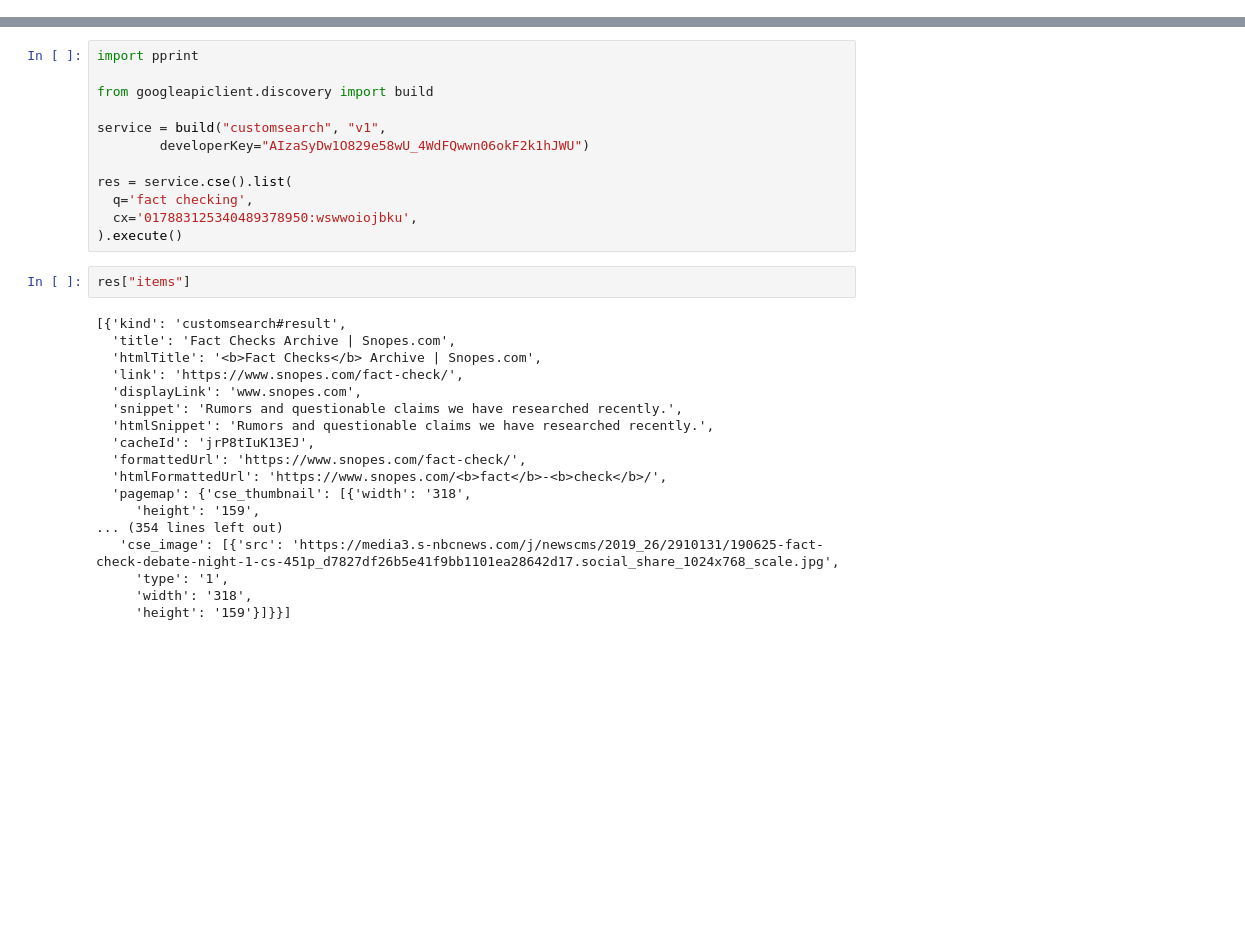
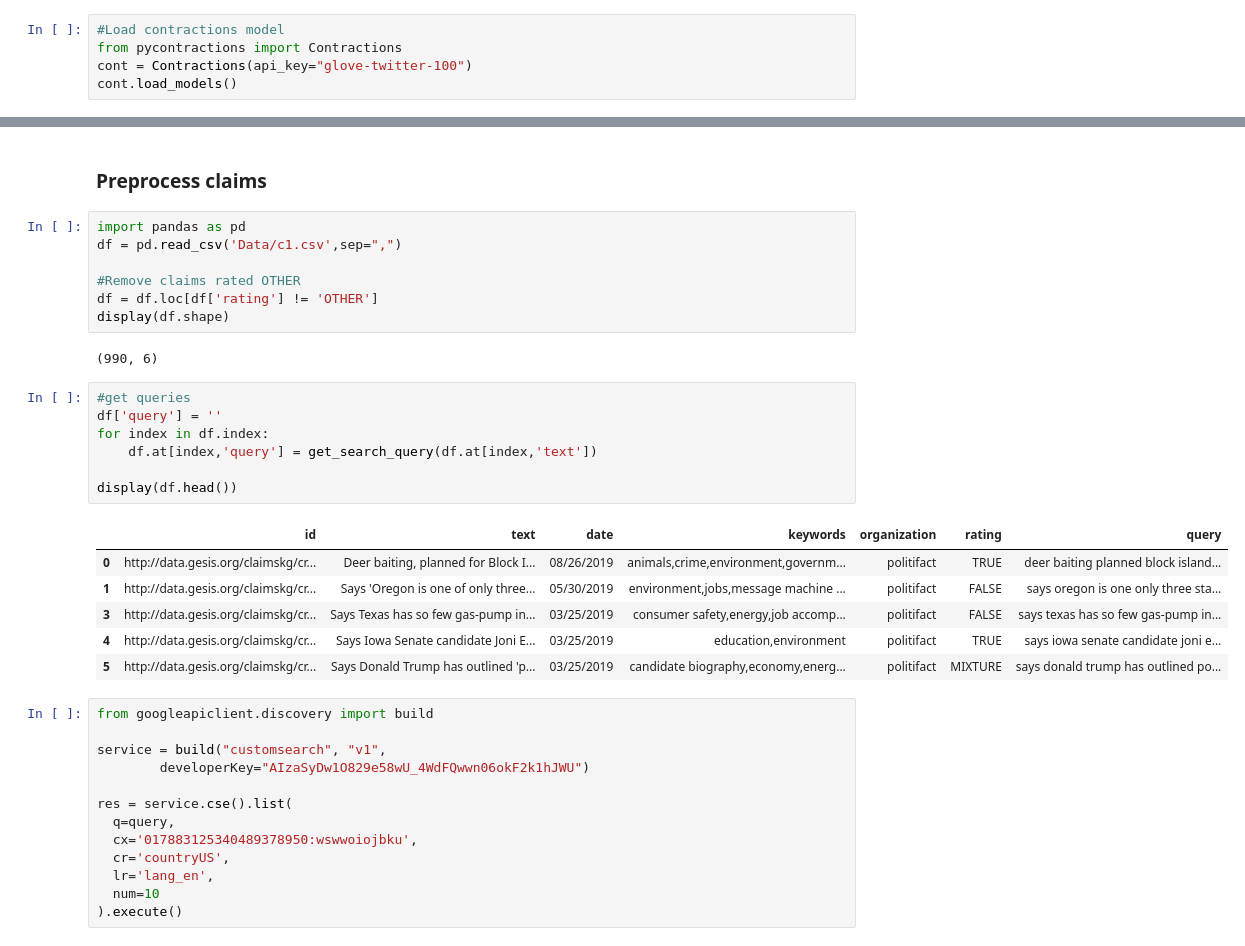
Before and after one commit to claimskg/topic-features, a Jupyter notebook: Google.ipynb, the cells around one changed output, grey strips where cells are left out. Drawn from its saved outputs; the diff is of its cells as text; blank space fills up the shorter version.

```diff
--- a/Google.ipynb
+++ b/Google.ipynb
@@ -0,0 +1,5 @@
+# %%
+#Load contractions model
+from pycontractions import Contractions
+cont = Contractions(api_key="glove-twitter-100")
+cont.load_models()
@@ -1,32 +46,38 @@
+# %% [markdown]
+### Preprocess claims
+# %%
+import pandas as pd
+df = pd.read_csv('Data/c1.csv',sep=",")
+
+#Remove claims rated OTHER
+df = df.loc[df['rating'] != 'OTHER']
+display(df.shape)
+# %% [output]
+(990, 6)
+# %%
+#get queries
+df['query'] = ''
+for index in df.index:
+    df.at[index,'query'] = get_search_query(df.at[index,'text'])
+
+display(df.head())
+# %% [output]
+|  | id | text | date | keywords | organization | rating | query |
+| 0 | http://data.gesis.org/claimskg/cr... | Deer baiting, planned for Block I... | 08/26/2019 | animals,crime,environment,governm... | politifact | TRUE | deer baiting planned block island... |
+| 1 | http://data.gesis.org/claimskg/cr... | Says 'Oregon is one of only three... | 05/30/2019 | environment,jobs,message machine ... | politifact | FALSE | says oregon is one only three sta... |
+| 3 | http://data.gesis.org/claimskg/cr... | Says Texas has so few gas-pump in... | 03/25/2019 | consumer safety,energy,job accomp... | politifact | FALSE | says texas has so few gas-pump in... |
+| 4 | http://data.gesis.org/claimskg/cr... | Says Iowa Senate candidate Joni E... | 03/25/2019 | education,environment | politifact | TRUE | says iowa senate candidate joni e... |
+| 5 | http://data.gesis.org/claimskg/cr... | Says Donald Trump has outlined 'p... | 03/25/2019 | candidate biography,economy,energ... | politifact | MIXTURE | says donald trump has outlined po... |
 # %%
-import pprint
-
 from googleapiclient.discovery import build
 
 service = build("customsearch", "v1",
         developerKey="AIzaSyDw1O829e58wU_4WdFQwwn06okF2k1hJWU")
 
 res = service.cse().list(
-  q='fact checking',
+  q=query,
   cx='017883125340489378950:wswwoiojbku',
+  cr='countryUS',
+  lr='lang_en',
+  num=10
 ).execute()
-# %%
-res["items"]
-# %% [output]
-[{'kind': 'customsearch#result',
-  'title': 'Fact Checks Archive | Snopes.com',
-  'htmlTitle': '<b>Fact Checks</b> Archive | Snopes.com',
-  'link': 'https://www.snopes.com/fact-check/',
-  'displayLink': 'www.snopes.com',
-  'snippet': 'Rumors and questionable claims we have researched recently.',
-  'htmlSnippet': 'Rumors and questionable claims we have researched recently.',
-  'cacheId': 'jrP8tIuK13EJ',
-  'formattedUrl': 'https://www.snopes.com/fact-check/',
-  'htmlFormattedUrl': 'https://www.snopes.com/<b>fact</b>-<b>check</b>/',
-  'pagemap': {'cse_thumbnail': [{'width': '318',
-     'height': '159',
-... (354 lines left out)
-   'cse_image': [{'src': 'https://media3.s-nbcnews.com/j/newscms/2019_26/2910131/190625-fact-check-debate-night-1-cs-451p_d7827df26b5e41f9bb1101ea28642d17.social_share_1024x768_scale.jpg',
-     'type': '1',
-     'width': '318',
-     'height': '159'}]}}]
```
Also changed, not shown: parts of 11 cells of this notebook, 1 other file.
